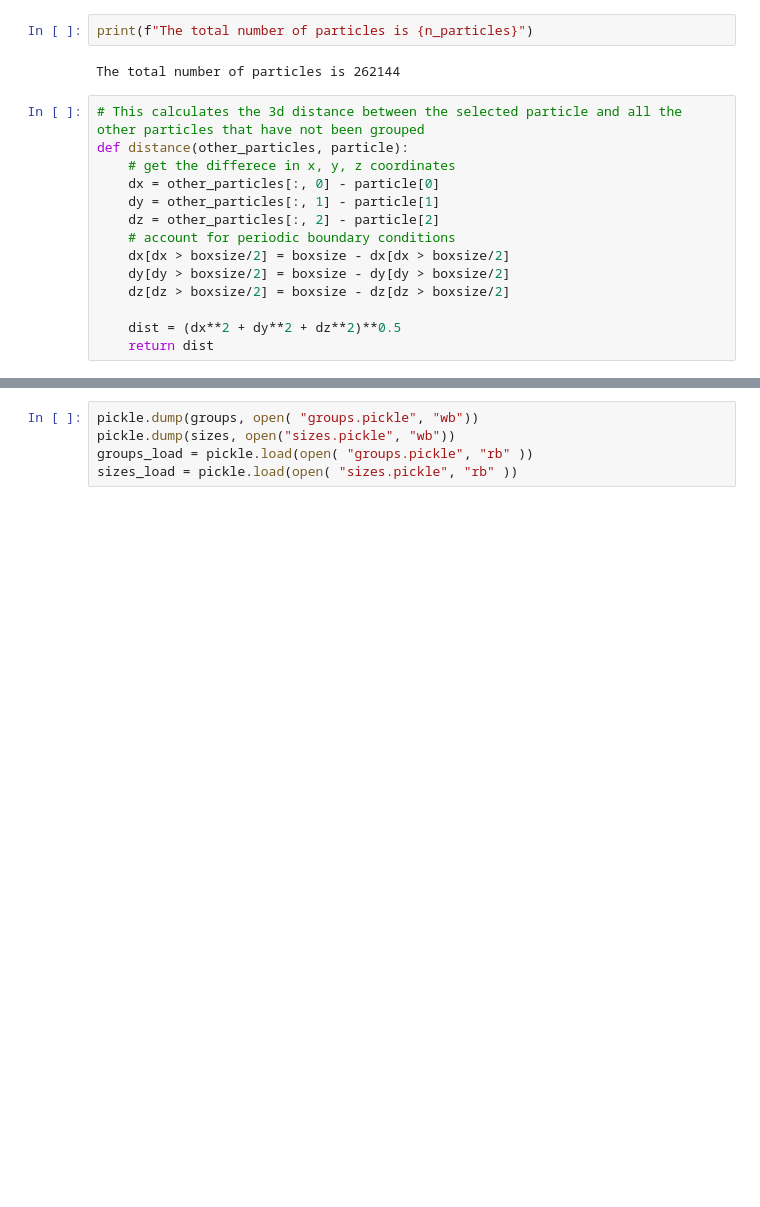
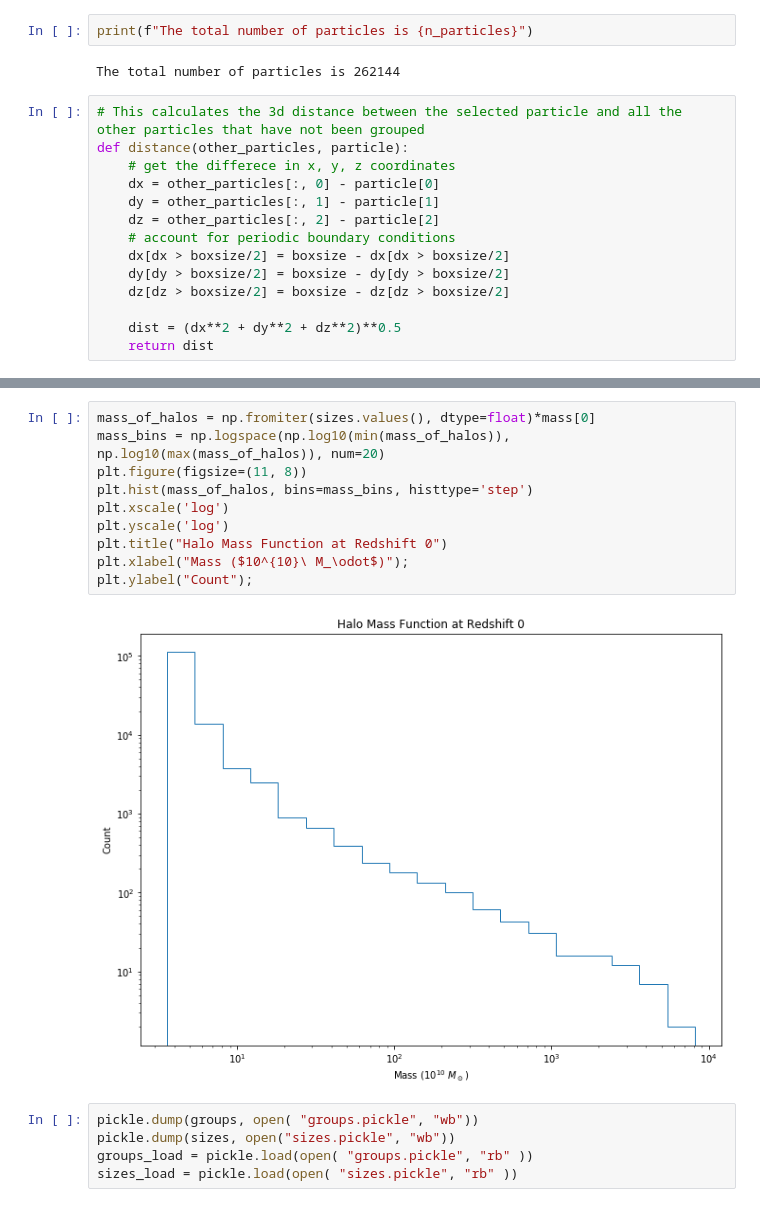
Before and after one commit to EthanMarx/astro_numerical_project, a Jupyter notebook: analysis.ipynb, the cells around one changed output, grey strips where cells are left out. Drawn from its saved outputs; the diff is of its cells as text; blank space fills up the shorter version.

```diff
--- a/analysis.ipynb
+++ b/analysis.ipynb
@@ -109,3 +120,15 @@ The largest halo (of 142572) has a mass of 1461.4984729290009 x 10^10 solar mass
+# %%
+mass_of_halos = np.fromiter(sizes.values(), dtype=float)*mass[0]
+mass_bins = np.logspace(np.log10(min(mass_of_halos)), np.log10(max(mass_of_halos)), num=20)
+plt.figure(figsize=(11, 8))
+plt.hist(mass_of_halos, bins=mass_bins, histtype='step')
+plt.xscale('log')
+plt.yscale('log')
+plt.title("Halo Mass Function at Redshift 0")
+plt.xlabel("Mass ($10^{10}\ M_\odot$)");
+plt.ylabel("Count");
+# %% [output]
+[figure, added]
 # %%
 pickle.dump(groups, open( "groups.pickle", "wb"))
 pickle.dump(sizes, open("sizes.pickle", "wb"))
```
Also changed, not shown: parts of 11 cells of this notebook.
